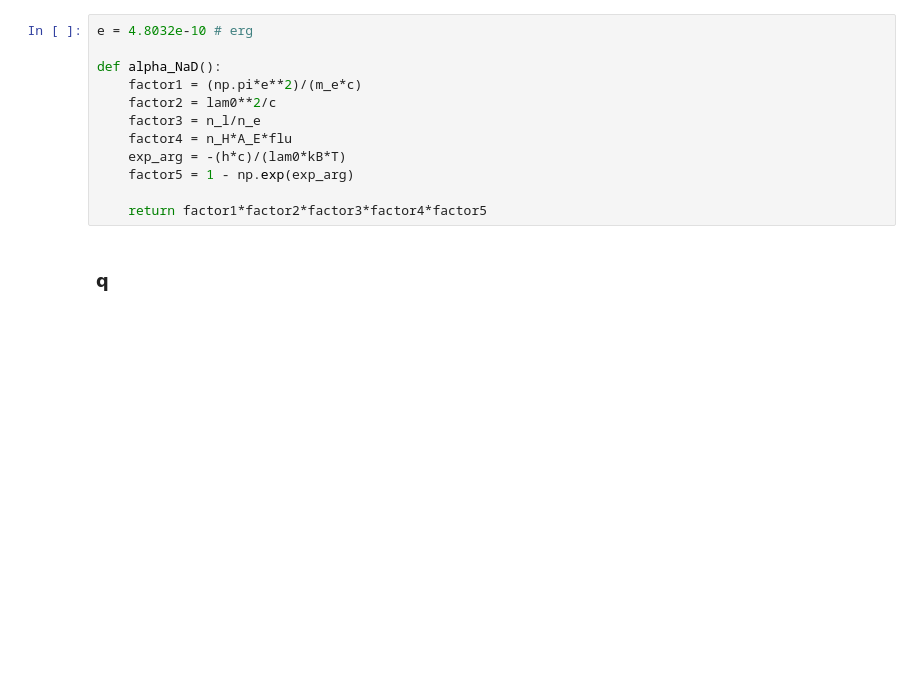
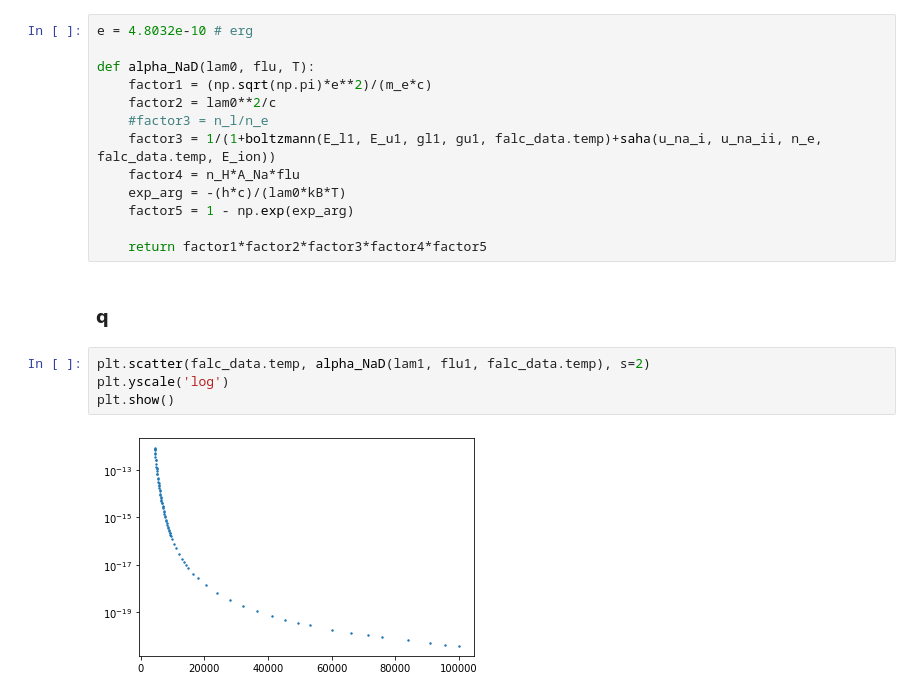
Before and after one commit to cl3425/uf-class-repo, a Jupyter notebook: radiative-processes/final-project/radiative_final.ipynb, the cells around one changed output. Drawn from its saved outputs; the diff is of its cells as text; blank space fills up the shorter version.

```diff
--- a/radiative-processes/final-project/radiative_final.ipynb
+++ b/radiative-processes/final-project/radiative_final.ipynb
@@ -517,14 +524,21 @@ plt.show()
 # %%
 e = 4.8032e-10 # erg
 
-def alpha_NaD():
-    factor1 = (np.pi*e**2)/(m_e*c)
+def alpha_NaD(lam0, flu, T):
+    factor1 = (np.sqrt(np.pi)*e**2)/(m_e*c)
     factor2 = lam0**2/c
-    factor3 = n_l/n_e
-    factor4 = n_H*A_E*flu
+    #factor3 = n_l/n_e
+    factor3 = 1/(1+boltzmann(E_l1, E_u1, gl1, gu1, falc_data.temp)+saha(u_na_i, u_na_ii, n_e, falc_data.temp, E_ion))
+    factor4 = n_H*A_Na*flu
     exp_arg = -(h*c)/(lam0*kB*T)
     factor5 = 1 - np.exp(exp_arg)
 
     return factor1*factor2*factor3*factor4*factor5
 # %% [markdown]
 ### q
+# %%
+plt.scatter(falc_data.temp, alpha_NaD(lam1, flu1, falc_data.temp), s=2)
+plt.yscale('log')
+plt.show()
+# %% [output]
+[figure, added]
```
Also changed, not shown: parts of 14 cells of this notebook.
